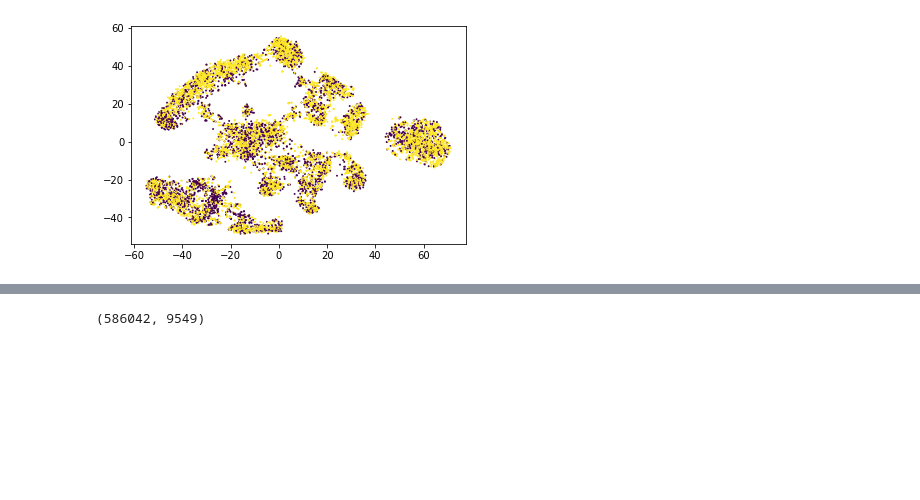
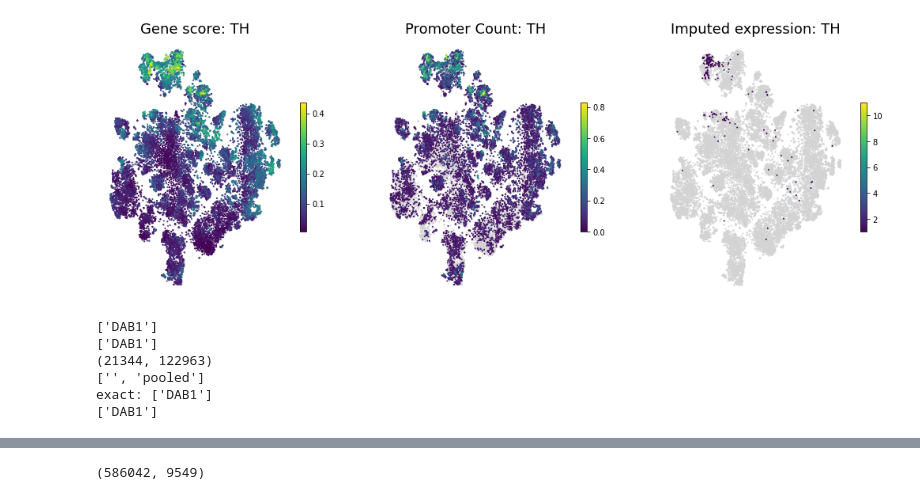
Before and after one commit to linnarsson-lab/chromograph, a Jupyter notebook: notebooks/SKGGM.ipynb, the cells around one changed output, grey strips where cells are left out. Drawn from its saved outputs; the diff is of its cells as text; code cells hidden in the pictures; blank space fills up the shorter version.

```diff
--- a/notebooks/SKGGM.ipynb
+++ b/notebooks/SKGGM.ipynb
@@ -574,13 +585,73 @@ with loompy.connect(f_test) as ds:
+# %%
+g = 'TH'
+emb = 'TSNE'
+f_G = '/proj/DEV_ATAC/test/cicero/Peptidergic_GA.loom'
+f_prom = '/proj/DEV_ATAC/Build_20211016/Peptidergic/Peptidergic_prom.loom'
+f_RNA = '/proj/DEV_ATAC/Build_20211016/Peptidergic/Peptidergic_RNA_imputed.loom'
+
+fig, ax = plt.subplots(1,3, figsize=(18,6))
+x = ax.flatten()
+with loompy.connect(f_G) as ds:
+#     genes = ds.ra['Gene Name'][np.where([g in x for x in ds.ra['Gene Name']])[0]]
+#     print(genes)
+#     print(ds.ra['Gene Name'][ds.ra['Gene Name']==g])
+#     print(ds.shape)
+#     print(ds.layers.keys())
+#     x = np.flatnonzero(np.core.defchararray.find(ds.ra['Gene Name'].astype(str),g)!=-1)
+#     print(f"exact: {ds.ra['Gene Name'][ds.ra['Gene Name']==g]}")
+#     print(sorted(ds.ra['Gene Name'][x]))
+
+    sel = np.where(ds.ra['Gene Name']==g)[0][0]
+    v = ds.layer['pooled'][sel,:].flatten() / 25
+    x = v > 0
+
+    ax[0].scatter(ds.ca[emb][:,0], ds.ca[emb][:,1], c='lightgray', marker='.', lw=0, s=15)
+    im = ax[0].scatter(ds.ca[emb][x,0], ds.ca[emb][x,1], c=v[x], cmap='viridis', vmax = np.quantile(v, .999), vmin = np.quantile(v, .01), marker='.', lw=0, s=15)
+    fig.colorbar(im, ax=ax[0], orientation='vertical', shrink=.5)
+    ax[0].set_title(f'Gene score: {g}', fontsize=18)
+    ax[0].axis('off')
+
+with loompy.connect(f_prom) as ds:
+    sel = np.where(ds.ra.Gene==g)[0][0]
+    v = ds.layer['pooled'][sel,:].flatten() / 25
+    x = v > 0
+
+    ax[1].scatter(ds.ca[emb][:,0], ds.ca[emb][:,1], c='lightgray', marker='.', lw=0, s=15)
+    im = ax[1].scatter(ds.ca[emb][x,0], ds.ca[emb][x,1], c=v[x], cmap='viridis', vmax = np.quantile(v, .999), vmin = np.quantile(v, .01), marker='.', lw=0, s=15)
+    fig.colorbar(im, ax=ax[1], orientation='vertical', shrink=.5)
+    ax[1].set_title(f'Promoter Count: {g}', fontsize=18)
+    ax[1].axis('off')
+
+with loompy.connect(f_RNA) as ds:
+    sel = np.where(ds.ra.Gene==g)[0][0]
+    v = ds.layer['pooled'][sel,:].flatten()
+    x = v > 0
+
+    ax[2].scatter(ds.ca[emb][:,0], ds.ca[emb][:,1], c='lightgray', marker='.', lw=0, s=15)
+    im = ax[2].scatter(ds.ca[emb][x,0], ds.ca[emb][x,1], c=v[x], cmap='viridis', marker='.', lw=0, s=15)
+    fig.colorbar(im, ax=ax[2], orientation='vertical', shrink=.5)
+    ax[2].set_title(f'Imputed expression: {g}', fontsize=18)
+    ax[2].axis('off')
+# %% [output]
+[figure, added]
 # %%
-g = 'ACTB'
+g = 'DAB1'
+emb = 'TSNE'
+f_G = '/proj/DEV_ATAC/test/test_GA.loom'
 with loompy.connect(f_G) as ds:
-#     genes = ds.ra['Gene Name'][np.where([g in x for x in ds.ra['Gene Name']])[0]]
-#     print(genes)
-#     print(ds.ra['Gene Name'][ds.ra['Gene Name']==g])
-
-    v = ds.layer[''][ds.ra['Gene Name'] == g,:].flatten()
-
-    plt.scatter(ds.ca[emb][:,0], ds.ca[emb][:,1], c=v, cmap='viridis', vmax = np.quantile(v, .99), vmin = np.quantile(v, .01), marker='.', lw=0, s=15)
+    genes = ds.ra['Gene Name'][np.where([g in x for x in ds.ra['Gene Name']])[0]]
+    print(genes)
+    print(ds.ra['Gene Name'][ds.ra['Gene Name']==g])
+    print(ds.shape)
+    print(ds.layers.keys())
+    x = np.flatnonzero(np.core.defchararray.find(ds.ra['Gene Name'].astype(str),g)!=-1)
+    print(f"exact: {ds.ra['Gene Name'][ds.ra['Gene Name']==g]}")
+    print(sorted(ds.ra['Gene Name'][x]))
 # %% [output]
-[figure, removed]
+['DAB1']
+['DAB1']
+(21344, 122963)
+['', 'pooled']
+exact: ['DAB1']
+['DAB1']
 # %%
```
Also changed, not shown: parts of 6 cells of this notebook, 25 other files.
